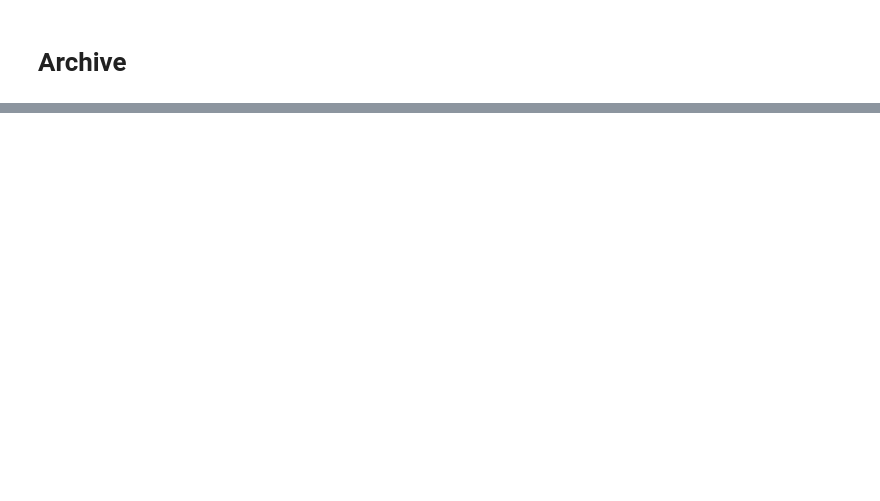
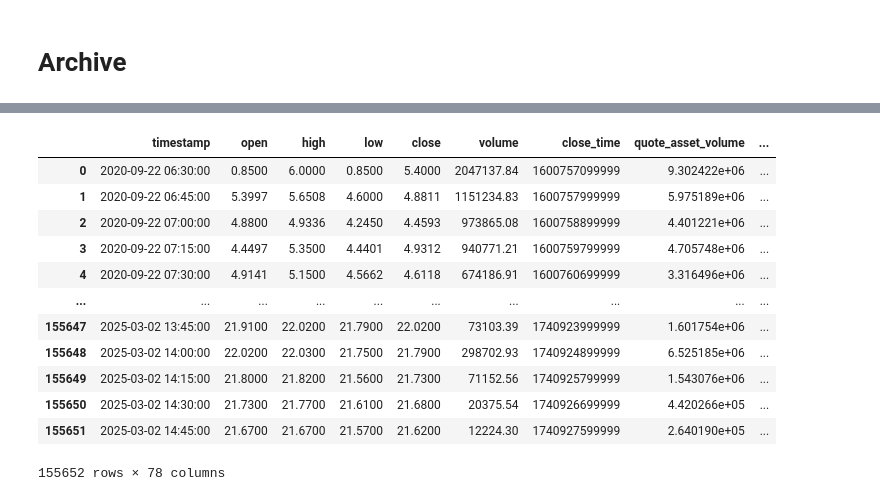
Before and after one commit to bvermes/crypto_bi, a Jupyter notebook: trading_data_export_sandbox.ipynb, the cells around one changed output, grey strips where cells are left out. Saved outputs shown, nothing was run; the diff lists cells and outputs as text; code cells hidden in the pictures; blank space fills up the shorter version.

```diff
--- a/trading_data_export_sandbox.ipynb
+++ b/trading_data_export_sandbox.ipynb
@@ -1,5 +1,5 @@
 # %%
-data_folder = 'data/exports'
+DATA_PATH = "data/exports/"
 
 timeframe_array = ['1m','15m','1h','4h', '1d', '1w']
 timeframe_mapping = {'1m': '1min', '15m': '15min', '1h': '1h', '4h': '4h', '1d': '1D', '1w': '7D'}
@@ -335,0 +501,40 @@ export_historical_data(symbol, interval, start_time)
+# %%
+csv_files = glob.glob(os.path.join(DATA_PATH, '*.csv'))
+
+if not csv_files:
+    print("No CSV files found in the folder.")
+else:
+    print(f"Found {len(csv_files)} CSV files.")
+    for file_path in csv_files:
+        try:
+            print(f"Processing file: {file_path}")
+            # Read CSV file into DataFrame
+            df = pd.read_csv(file_path)
+            print(f"Loaded DataFrame with {df.shape[0]} rows and {df.shape[1]} columns.")
+
+            # Convert columns to proper datetime formats if they exist
+            if "timestamp" in df.columns:
+                df["timestamp"] = pd.to_datetime(df["timestamp"], errors="coerce")
+            if "close_time" in df.columns:
+                # Convert Unix epoch in milliseconds to datetime
+                df["close_time"] = pd.to_datetime(df["close_time"], unit='ms', errors="coerce")
+
+            # Create table name from file name (without extension) and remove '_data' if exists
+            file_name = os.path.basename(file_path)
+            table_name = os.path.splitext(file_name)[0].replace('_data', '').lower()
+            print(f"Creating table: {table_name}")
+
+            # Generate column definitions (e.g., "col1 INTEGER, col2 TEXT")
+            columns_definitions = get_columns_definitions(df)
+            db_util.create_table(table_name, columns_definitions)
+            print(f"Table {table_name} created successfully.")
+
+            db_util.add_unique_constraint(table_name, "timestamp")
+
+            # Load DataFrame data into the created table
+            print(f"Inserting data into table: {table_name}")
+            db_util.load_dataframe_to_database(df, table_name, batch_size = 10000)
+            print(f"Data loaded successfully into table: {table_name}\n")
+
+        except Exception as e:
+            print(f"Error processing file {file_path}: {e}")
@@ -335,0 +584,16 @@ export_historical_data(symbol, interval, start_time)
+# %%
+df
+# %% [output]
+|  | timestamp | open | high | low | close | volume | close_time | quote_asset_volume | ... |
+| 0 | 2020-09-22 06:30:00 | 0.8500 | 6.0000 | 0.8500 | 5.4000 | 2047137.84 | 1600757099999 | 9.302422e+06 | ... |
+| 1 | 2020-09-22 06:45:00 | 5.3997 | 5.6508 | 4.6000 | 4.8811 | 1151234.83 | 1600757999999 | 5.975189e+06 | ... |
+| 2 | 2020-09-22 07:00:00 | 4.8800 | 4.9336 | 4.2450 | 4.4593 | 973865.08 | 1600758899999 | 4.401221e+06 | ... |
+| 3 | 2020-09-22 07:15:00 | 4.4497 | 5.3500 | 4.4401 | 4.9312 | 940771.21 | 1600759799999 | 4.705748e+06 | ... |
+| 4 | 2020-09-22 07:30:00 | 4.9141 | 5.1500 | 4.5662 | 4.6118 | 674186.91 | 1600760699999 | 3.316496e+06 | ... |
+| ... | ... | ... | ... | ... | ... | ... | ... | ... | ... |
+| 155647 | 2025-03-02 13:45:00 | 21.9100 | 22.0200 | 21.7900 | 22.0200 | 73103.39 | 1740923999999 | 1.601754e+06 | ... |
+| 155648 | 2025-03-02 14:00:00 | 22.0200 | 22.0300 | 21.7500 | 21.7900 | 298702.93 | 1740924899999 | 6.525185e+06 | ... |
+| 155649 | 2025-03-02 14:15:00 | 21.8000 | 21.8200 | 21.5600 | 21.7300 | 71152.56 | 1740925799999 | 1.543076e+06 | ... |
+| 155650 | 2025-03-02 14:30:00 | 21.7300 | 21.7700 | 21.6100 | 21.6800 | 20375.54 | 1740926699999 | 4.420266e+05 | ... |
+| 155651 | 2025-03-02 14:45:00 | 21.6700 | 21.6700 | 21.5700 | 21.6200 | 12224.30 | 1740927599999 | 2.640190e+05 | ... |
+155652 rows × 78 columns
```
Also changed, not shown: parts of 25 cells of this notebook, 7 other files.
